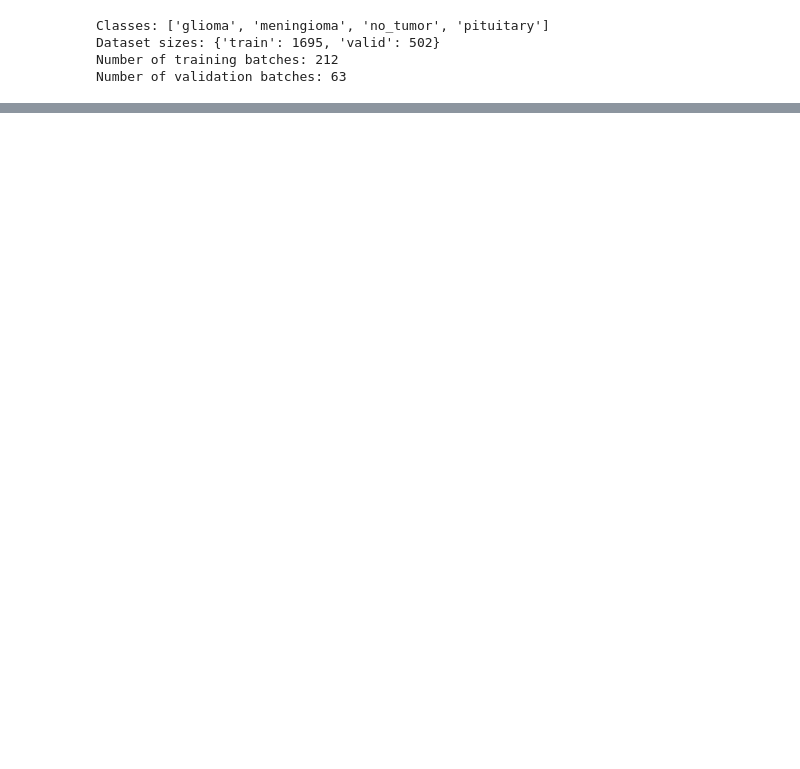
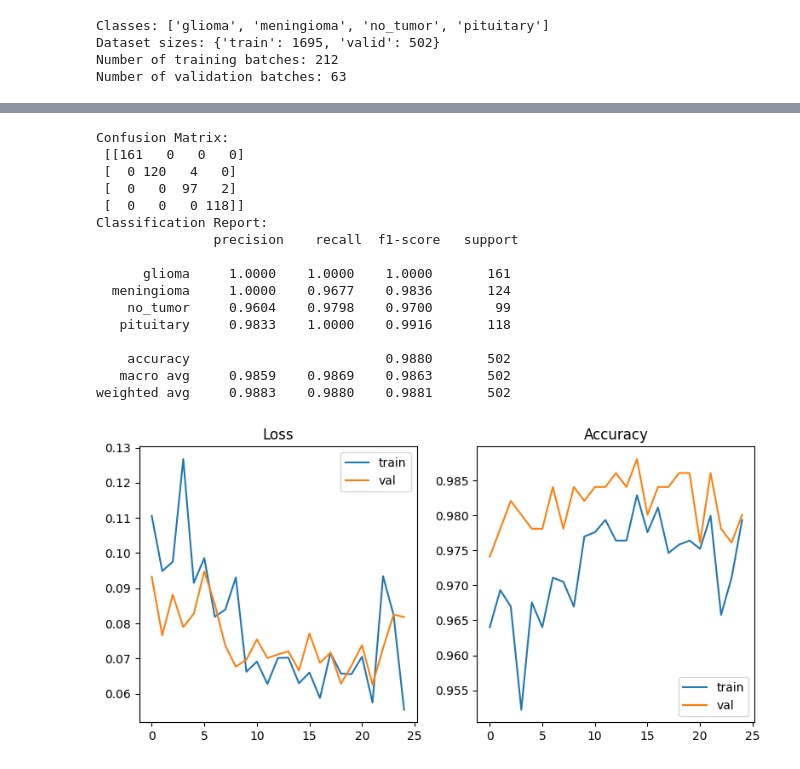
Before and after one commit to akanksha-th/brain_tumor_mri_classification, a Jupyter notebook: notebooks/finetuned_EfficientNetB0.ipynb, the cells around one changed output, grey strips where cells are left out. Drawn from its saved outputs; the diff is of its cells as text; code cells hidden in the pictures; blank space fills up the shorter version.

```diff
--- a/notebooks/finetuned_EfficientNetB0.ipynb
+++ b/notebooks/finetuned_EfficientNetB0.ipynb
@@ -162,6 +119,24 @@ out shape: torch.Size([2, 4])
 criterion = nn.CrossEntropyLoss()
 optimizer = torch.optim.Adam(model.parameters(), lr=1e-3, weight_decay=1e-4)
 scheduler = torch.optim.lr_scheduler.ReduceLROnPlateau(optimizer, mode='min', patience=3, factor=0.5)
+# %%
+class EarlyStopping:
+    def __init__(self, patience=5, min_delta=0.5):
+        self.patience = patience
+        self.min_delta = min_delta
+        self.counter = 0
+        self.best_loss = float("inf")
+        self.early_stop = False
+
+    def step(self, val_loss):
+        if val_loss < self.best_loss - self.min_delta:
+            self.best_loss = val_loss
+            self.counter = 0
+        else:
+            self.counter += 1
+
+        if self.counter >= self.patience:
+            self.early_stop = True
 # %%
 def train_one_epoch(model, dataloader, criterion, optimizer, device):
     model.train()
@@ -174,11 +149,11 @@ def train_one_epoch(model, dataloader, criterion, optimizer, device):
 
         optimizer.zero_grad()
         outputs = model(inputs)
+        loss = criterion(outputs, labels)
 
-        loss = criterion(outputs, labels)
         loss.backward()
+        optimizer.step()
 
-        optimizer.step()
         preds = torch.argmax(outputs, dim=1)
         running_loss += loss.item() * inputs.size(0)
         running_corrects += torch.sum(preds == labels.data).item()
@@ -205,8 +180,8 @@ def validate_one_epoch(model, dataloader, criterion, device):
 
             running_loss += loss.item() * inputs.size(0)
             running_corrects += torch.sum(preds == labels.data).item()
-            all_preds.append(preds.cpu().numpy())
-            all_labels.append(labels.cpu().numpy())
+            all_preds.append(preds.cpu().numpy().tolist())
+            all_labels.append(labels.cpu().numpy().tolist())
 
     epoch_loss = running_loss / len(dataloader.dataset)
     epoch_acc = running_corrects / len(dataloader.dataset)
@@ -214,7 +189,10 @@ def validate_one_epoch(model, dataloader, criterion, device):
 # %%
 NUM_EPOCHS = 25
 best_val_acc = 0.0
-best_model_path = 'best_custom_model.pth'
+best_model_path = 'efficientnetb0_brain_tumor.h5'
+
+early_stopper = EarlyStopping(patience=5)
+
 history = {'train_loss': [], 'train_acc': [], 'val_loss': [], 'val_acc': []}
 start_time = time.time()
 
@@ -224,6 +202,8 @@ for epoch in range(NUM_EPOCHS):
     val_loss, val_acc, val_preds, val_labels = validate_one_epoch(model, dataloaders['valid'], criterion, device)
 
     scheduler.step(val_loss)
+    early_stopper.step(val_loss)
+
     history['train_loss'].append(train_loss)
     history['train_acc'].append(train_acc)
     history['val_loss'].append(val_loss)
@@ -261,10 +279,31 @@ print('Final validation loss: {:.4f}, acc: {:.4f}'.format(val_loss, val_acc))
 # %%
+val_preds = np.concatenate(val_preds)
+val_labels = np.concatenate(val_labels)
+
 cm = confusion_matrix(val_labels, val_preds)
-print(F"Confusion Matrix:\n {cm}")
-print("Classification Report:\n", classification_report(val_labels, val_preds, target_names=classes, digits=4))
+print("Confusion Matrix:\n", cm)
+print("Classification Report:\n", classification_report(val_labels, val_preds, target_names=class_names, digits=4))
 
 plt.figure(figsize=(8,4))
-plt.subplot(1,2,1); plt.plot(history['train_loss'], labels='train'); plt.plot(history['val_loss'], labels='val'); plt.title("Loss"); plt.legend()
-plt.subplot(1,2,2); plt.plot(history['train_acc'], labels='train'); plt.plot(history['val_acc'], labels='val'); plt.title("Accuracy"); plt.legend()
+plt.subplot(1,2,1); plt.plot(history['train_loss'], label='train'); plt.plot(history['val_loss'], label='val'); plt.title("Loss"); plt.legend()
+plt.subplot(1,2,2); plt.plot(history['train_acc'], label='train'); plt.plot(history['val_acc'], label='val'); plt.title("Accuracy"); plt.legend()
 plt.tight_layout()
 plt.show()
+# %% [output]
+Confusion Matrix:
+ [[161   0   0   0]
+ [  0 120   4   0]
+ [  0   0  97   2]
+ [  0   0   0 118]]
+Classification Report:
+               precision    recall  f1-score   support
+
+      glioma     1.0000    1.0000    1.0000       161
+  meningioma     1.0000    0.9677    0.9836       124
+    no_tumor     0.9604    0.9798    0.9700        99
+   pituitary     0.9833    1.0000    0.9916       118
+
+    accuracy                         0.9880       502
+   macro avg     0.9859    0.9869    0.9863       502
+weighted avg     0.9883    0.9880    0.9881       502
+[figure, added]
```
Also changed, not shown: parts of 13 cells of this notebook, 5 other files.
